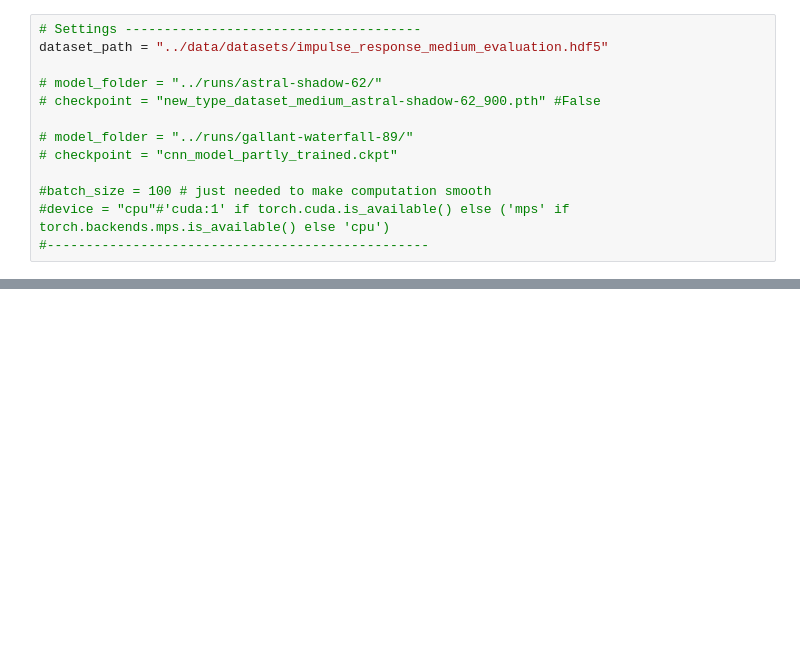
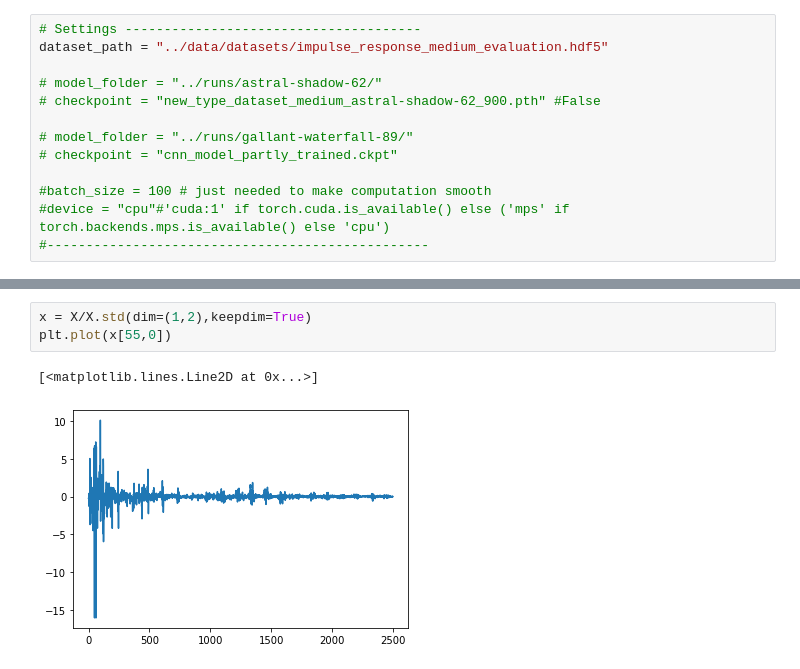
Before and after one commit to Etomer/lightning_timeshift_ML, a Jupyter notebook: scripts/evaluate_model_real_data.ipynb, the cells around one changed output, grey strips where cells are left out. Drawn from its saved outputs; the diff is of its cells as text; blank space fills up the shorter version.

```diff
--- a/scripts/evaluate_model_real_data.ipynb
+++ b/scripts/evaluate_model_real_data.ipynb
@@ -166,0 +192,6 @@ plt.imshow(pred.softmax(dim=1).detach().cpu().T, aspect='auto')
+# %%
+x = X/X.std(dim=(1,2),keepdim=True)
+plt.plot(x[55,0])
+# %% [output]
+[<matplotlib.lines.Line2D at 0x...>]
+[figure, added]
```
Also changed, not shown: parts of 5 cells of this notebook, 6 other files.
